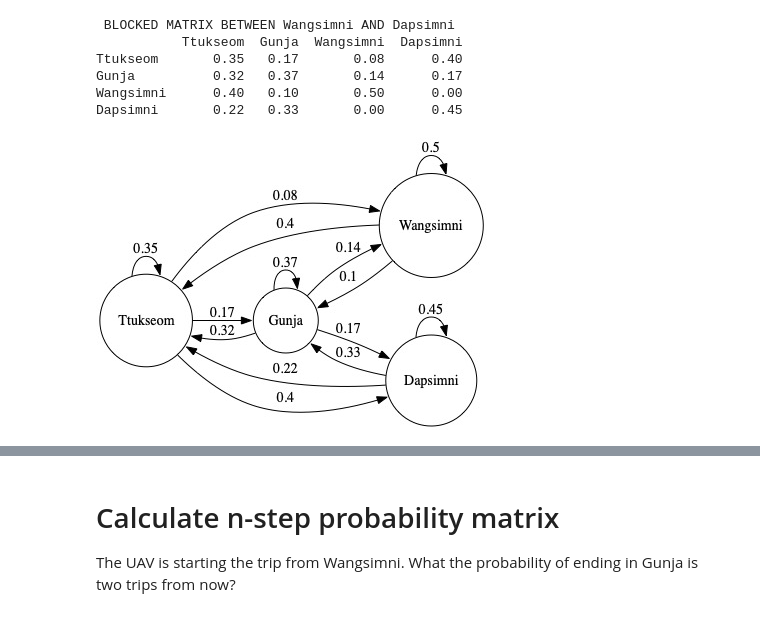
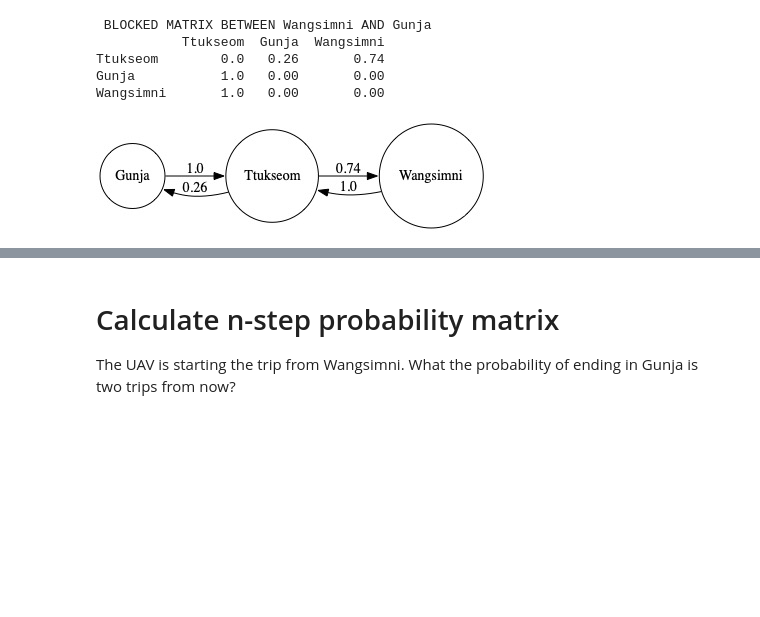
Before and after one commit to ardiantovn/markovchain, a Jupyter notebook: markovchain.ipynb, the cells around one changed output, grey strips where cells are left out. Saved outputs shown, nothing was run; the diff lists cells and outputs as text; code cells hidden in the pictures; blank space fills up the shorter version.

```diff
--- a/markovchain.ipynb
+++ b/markovchain.ipynb
@@ -129,7 +4,7 @@ array([0.25, 0.25, 0.25, 0.25])
 from markovchain import MarkovChain
 # %%
-mc = MarkovChain(region_list=['Ttukseom', 'Gunja', 'Wangsimni', 'Dapsimni'],
-                 remove_self_flight=False)
+mc = MarkovChain(region_list=['Ttukseom', 'Gunja', 'Wangsimni'],
+                 remove_self_flight=True)
 
 base_img = mc.plot_base()
 ImageDisplay(base_img)
@@ -144,14 +18,13 @@ Dapsimni       0.37   0.49       0.08      0.06
 # %%
-blocked_img = mc.plot_blocked_node(node_1= 'Wangsimni', node_2='Dapsimni')
+blocked_img = mc.plot_blocked_node(node_1= 'Wangsimni', node_2='Gunja')
 ImageDisplay(blocked_img)
 # %% [output]
- BLOCKED MATRIX BETWEEN Wangsimni AND Dapsimni
-           Ttukseom  Gunja  Wangsimni  Dapsimni
-Ttukseom       0.35   0.17       0.08      0.40
-Gunja          0.32   0.37       0.14      0.17
-Wangsimni      0.40   0.10       0.50      0.00
-Dapsimni       0.22   0.33       0.00      0.45
+ BLOCKED MATRIX BETWEEN Wangsimni AND Gunja
+           Ttukseom  Gunja  Wangsimni
+Ttukseom        0.0   0.26       0.74
+Gunja           1.0   0.00       0.00
+Wangsimni       1.0   0.00       0.00
-[figure, old version]
+[figure, new version]
 # %%
 travel_simulated = mc.travel_simulation(mc.blocked_df,
                                         init_region='Wangsimni',
```
Also changed, not shown: parts of 16 cells of this notebook, 38 other files.
